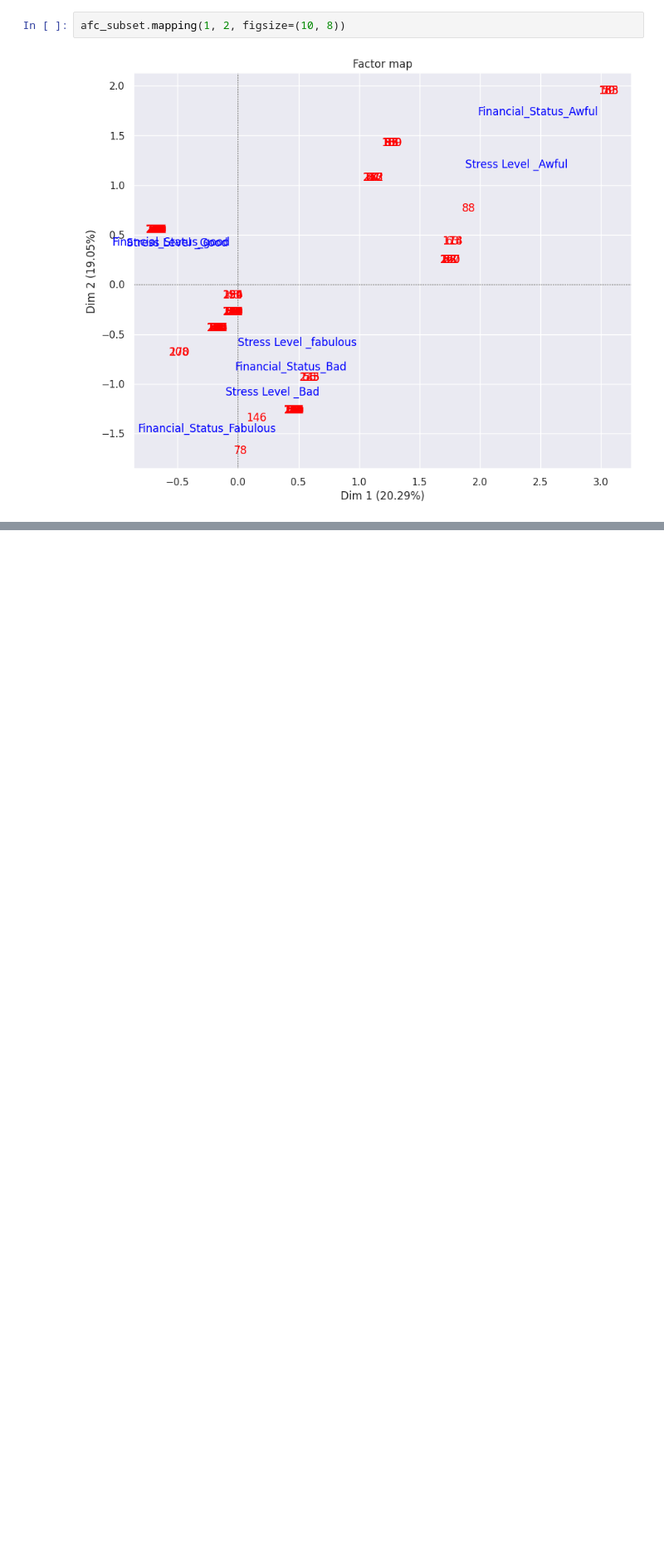
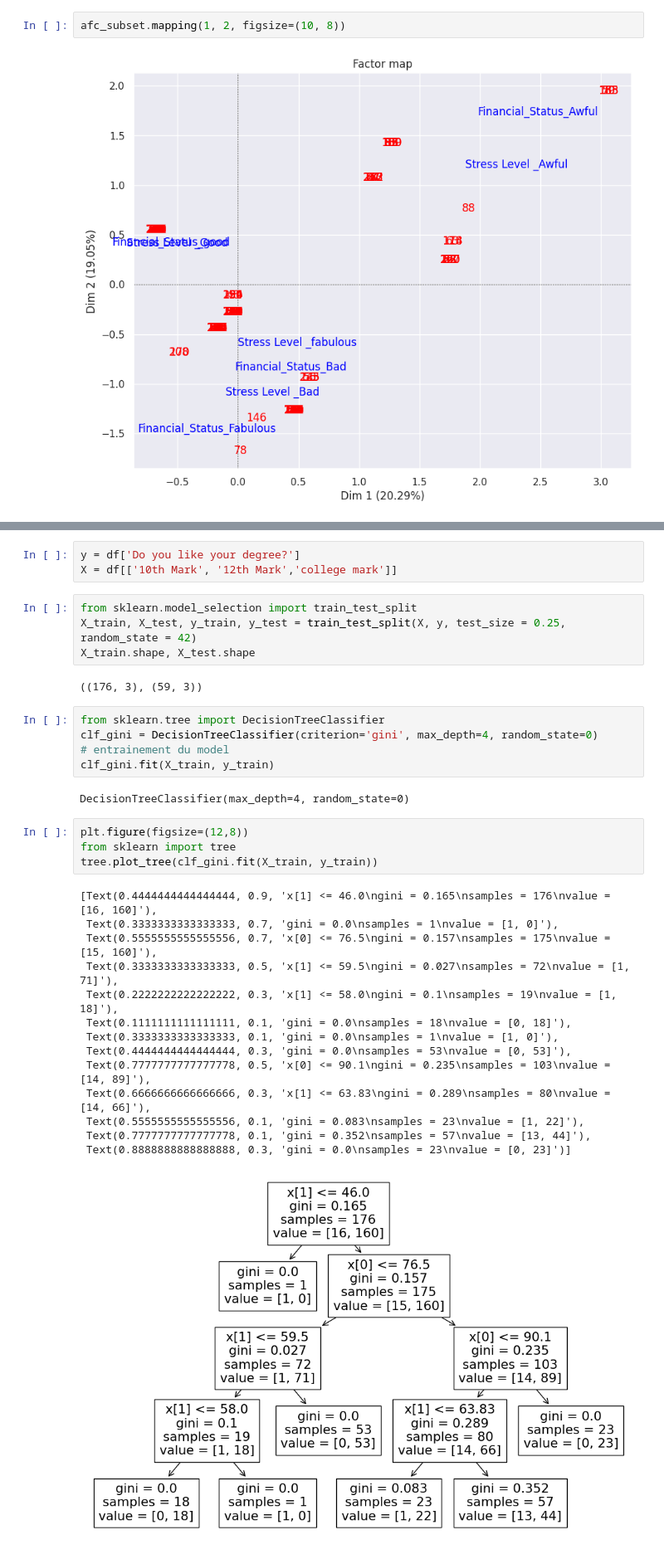
Before and after one commit to fatima-ezzahra-saf/Projet-Analyse-de-donnees, a Jupyter notebook: Untitled8(2).ipynb, the cells around one changed output, grey strips where cells are left out. Shown at 83% size. Drawn from its saved outputs; the diff is of its cells as text; blank space fills up the shorter version.

```diff
--- a/Untitled8(2).ipynb
+++ b/Untitled8(2).ipynb
@@ -278,0 +402,35 @@ afc_subset.mapping(1, 2, figsize=(10, 8))
+# %%
+y = df['Do you like your degree?']
+X = df[['10th Mark', '12th Mark','college mark']]
+# %%
+from sklearn.model_selection import train_test_split
+X_train, X_test, y_train, y_test = train_test_split(X, y, test_size = 0.25, random_state = 42)
+X_train.shape, X_test.shape
+# %% [output]
+((176, 3), (59, 3))
+# %%
+from sklearn.tree import DecisionTreeClassifier
+clf_gini = DecisionTreeClassifier(criterion='gini', max_depth=4, random_state=0)
+# entrainement du model
+clf_gini.fit(X_train, y_train)
+# %% [output]
+DecisionTreeClassifier(max_depth=4, random_state=0)
+# %%
+plt.figure(figsize=(12,8))
+from sklearn import tree
+tree.plot_tree(clf_gini.fit(X_train, y_train))
+# %% [output]
+[Text(0.4444444444444444, 0.9, 'x[1] <= 46.0\ngini = 0.165\nsamples = 176\nvalue = [16, 160]'),
+ Text(0.3333333333333333, 0.7, 'gini = 0.0\nsamples = 1\nvalue = [1, 0]'),
+ Text(0.5555555555555556, 0.7, 'x[0] <= 76.5\ngini = 0.157\nsamples = 175\nvalue = [15, 160]'),
+ Text(0.3333333333333333, 0.5, 'x[1] <= 59.5\ngini = 0.027\nsamples = 72\nvalue = [1, 71]'),
+ Text(0.2222222222222222, 0.3, 'x[1] <= 58.0\ngini = 0.1\nsamples = 19\nvalue = [1, 18]'),
+ Text(0.1111111111111111, 0.1, 'gini = 0.0\nsamples = 18\nvalue = [0, 18]'),
+ Text(0.3333333333333333, 0.1, 'gini = 0.0\nsamples = 1\nvalue = [1, 0]'),
+ Text(0.4444444444444444, 0.3, 'gini = 0.0\nsamples = 53\nvalue = [0, 53]'),
+ Text(0.7777777777777778, 0.5, 'x[0] <= 90.1\ngini = 0.235\nsamples = 103\nvalue = [14, 89]'),
+ Text(0.6666666666666666, 0.3, 'x[1] <= 63.83\ngini = 0.289\nsamples = 80\nvalue = [14, 66]'),
+ Text(0.5555555555555556, 0.1, 'gini = 0.083\nsamples = 23\nvalue = [1, 22]'),
+ Text(0.7777777777777778, 0.1, 'gini = 0.352\nsamples = 57\nvalue = [13, 44]'),
+ Text(0.8888888888888888, 0.3, 'gini = 0.0\nsamples = 23\nvalue = [0, 23]')]
+[figure, added]
```
Also changed, not shown: parts of 9 cells of this notebook.
